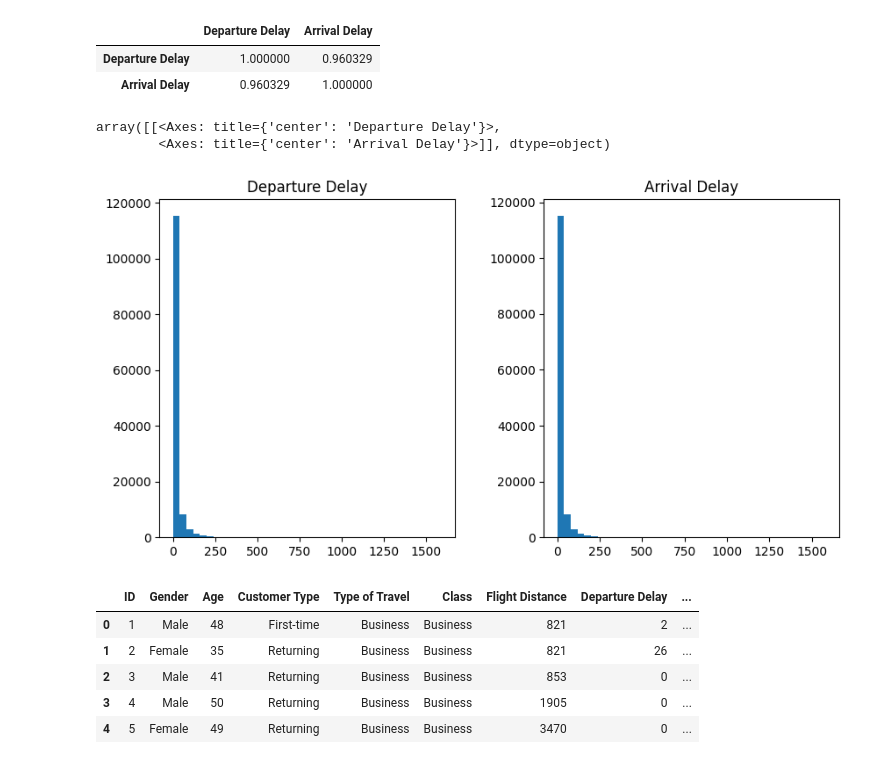
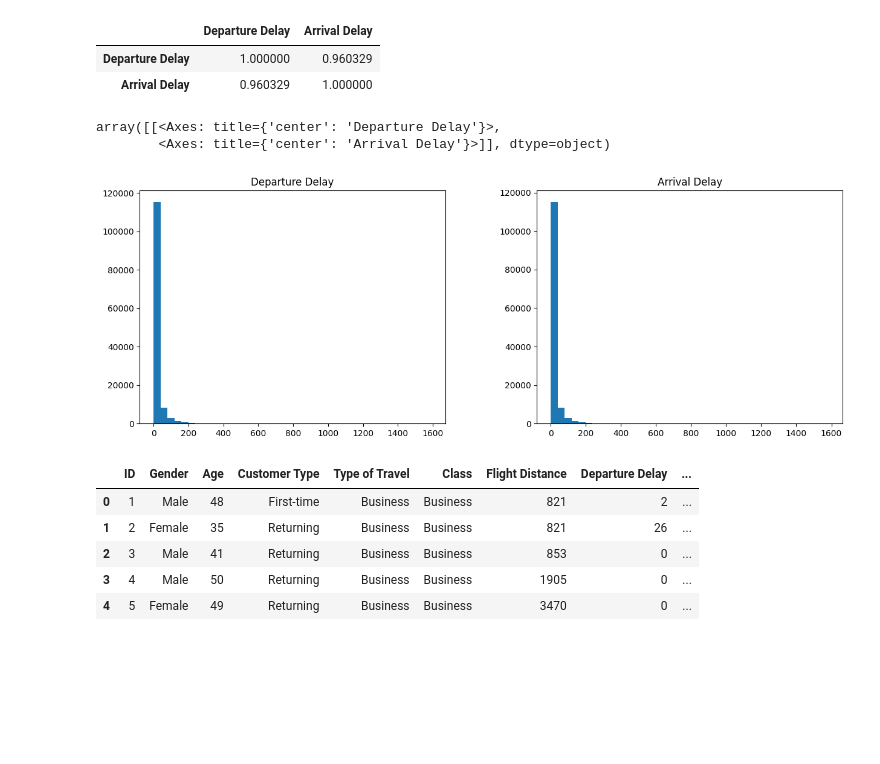
Before and after one commit to chef-danny-d/airline-satisfaction, a Jupyter notebook: project.ipynb, the cells around one changed output. Drawn from its saved outputs; the diff is of its cells as text; code cells hidden in the pictures; blank space fills up the shorter version.

```diff
--- a/project.ipynb
+++ b/project.ipynb
@@ -87,11 +121,11 @@ data[['Departure Delay', 'Arrival Delay']].corr('pearson')
 | Departure Delay | 1.000000 | 0.960329 |
 | Arrival Delay | 0.960329 | 1.000000 |
 # %%
-data[['Departure Delay', 'Arrival Delay']].hist(bins=40, figsize=(10, 5), grid=False)
+data[["Departure Delay", "Arrival Delay"]].hist(bins=40, figsize=(15, 5), grid=False)
 # %% [output]
 array([[<Axes: title={'center': 'Departure Delay'}>,
         <Axes: title={'center': 'Arrival Delay'}>]], dtype=object)
-[figure, old version]
+[figure, new version]
 # %%
 data.head()
 # %% [output]
```
Also changed, not shown: parts of 106 cells of this notebook, 34 other files.
